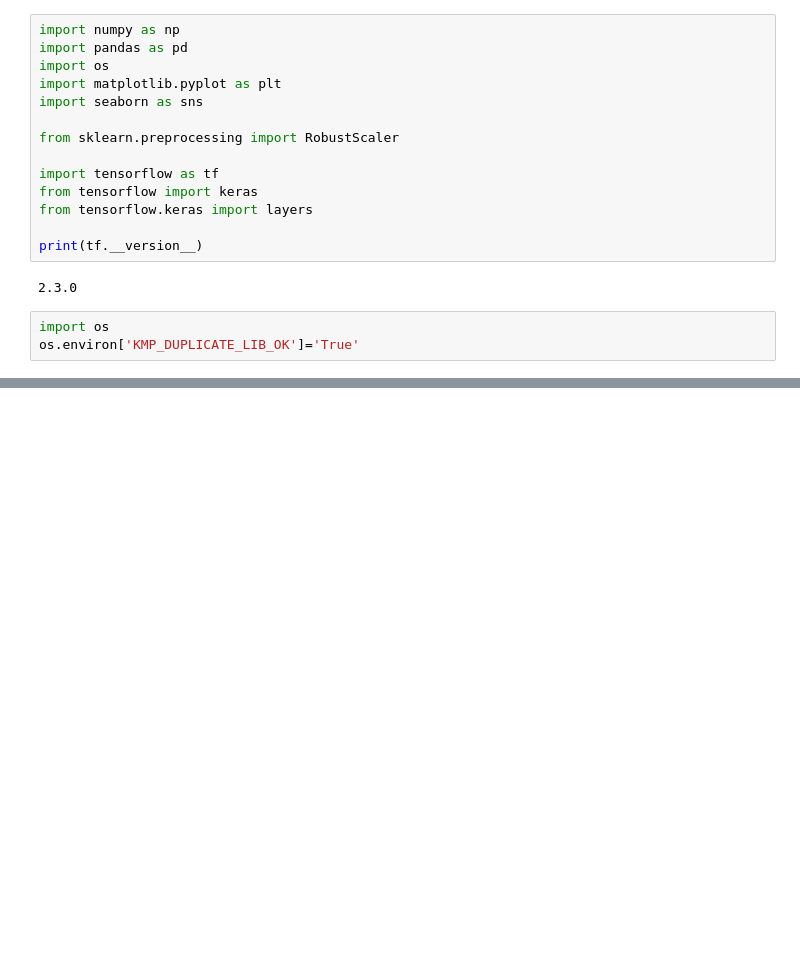
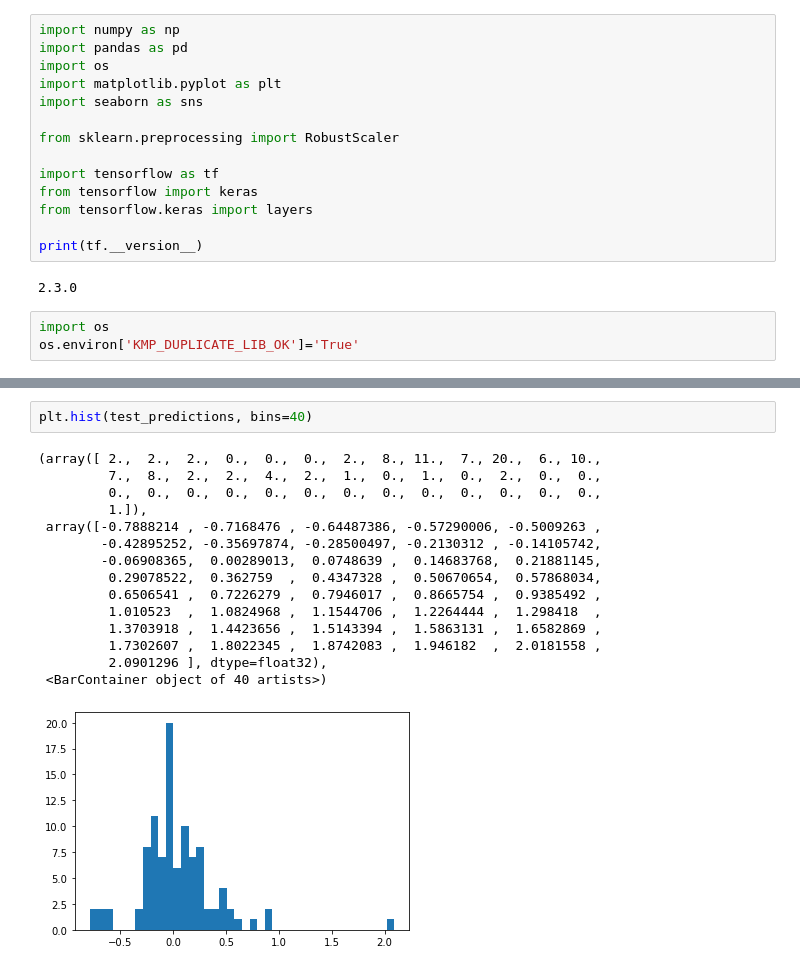
Before and after one commit to upathare1/Bitcoin-Price-Prediction, a Jupyter notebook: Algorithms/lstm_trial1.ipynb, the cells around one changed output, grey strips where cells are left out. Saved outputs shown, nothing was run; the diff lists cells and outputs as text; blank space fills up the shorter version.

```diff
--- a/Algorithms/lstm_trial1.ipynb
+++ b/Algorithms/lstm_trial1.ipynb
@@ -185,3 +225,21 @@ plot_history(history)
+# %%
+plt.hist(test_predictions, bins=40)
+# %% [output]
+(array([ 2.,  2.,  2.,  0.,  0.,  0.,  2.,  8., 11.,  7., 20.,  6., 10.,
+         7.,  8.,  2.,  2.,  4.,  2.,  1.,  0.,  1.,  0.,  2.,  0.,  0.,
+         0.,  0.,  0.,  0.,  0.,  0.,  0.,  0.,  0.,  0.,  0.,  0.,  0.,
+         1.]),
+ array([-0.7888214 , -0.7168476 , -0.64487386, -0.57290006, -0.5009263 ,
+        -0.42895252, -0.35697874, -0.28500497, -0.2130312 , -0.14105742,
+        -0.06908365,  0.00289013,  0.0748639 ,  0.14683768,  0.21881145,
+         0.29078522,  0.362759  ,  0.4347328 ,  0.50670654,  0.57868034,
+         0.6506541 ,  0.7226279 ,  0.7946017 ,  0.8665754 ,  0.9385492 ,
+         1.010523  ,  1.0824968 ,  1.1544706 ,  1.2264444 ,  1.298418  ,
+         1.3703918 ,  1.4423656 ,  1.5143394 ,  1.5863131 ,  1.6582869 ,
+         1.7302607 ,  1.8022345 ,  1.8742083 ,  1.946182  ,  2.0181558 ,
+         2.0901296 ], dtype=float32),
+ <BarContainer object of 40 artists>)
+[figure, added]
 # %%
 model = build_model()
 
```
Also changed, not shown: parts of 11 cells of this notebook.
